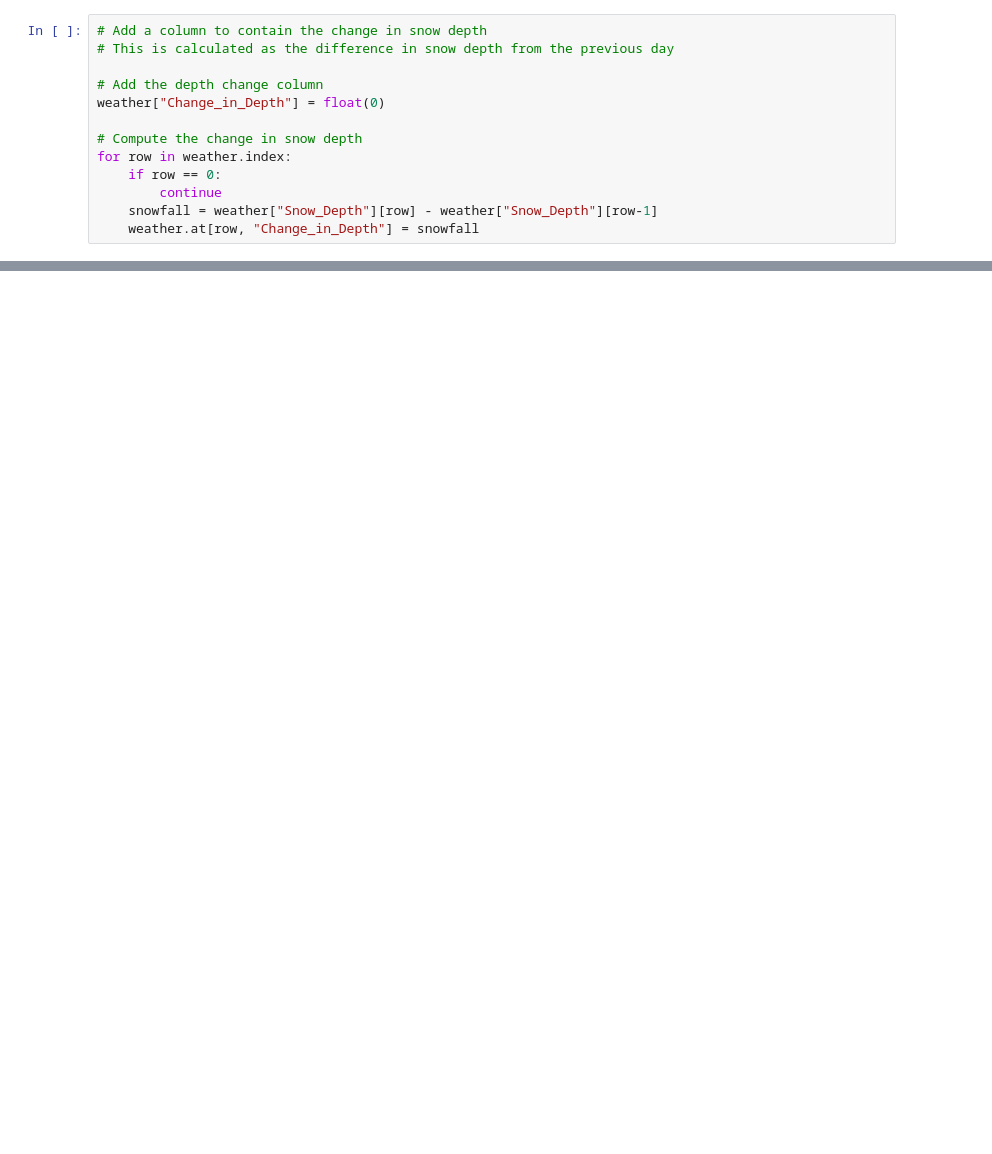
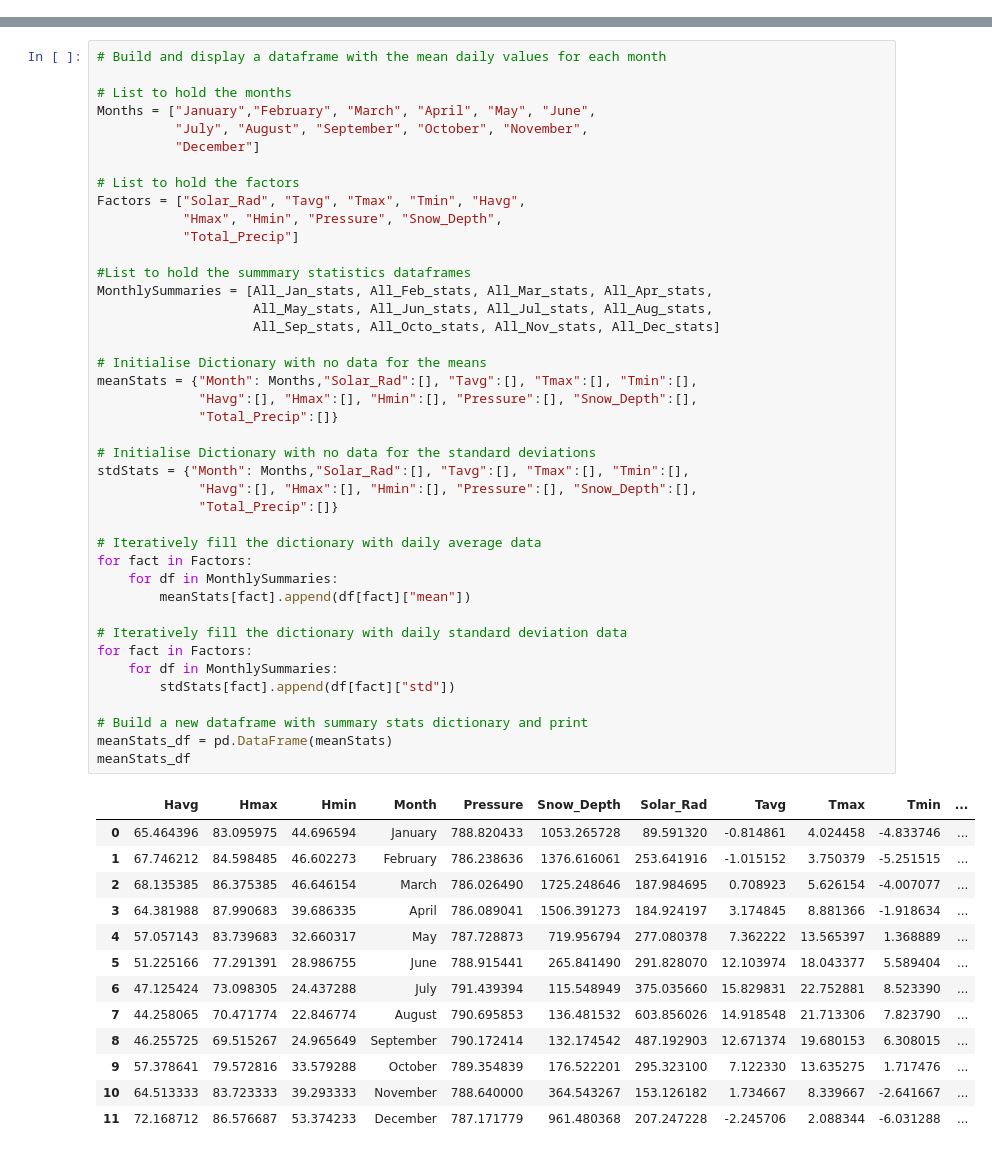
Before and after one commit to JohnnyLomas/SB_Powder_Project, a Jupyter notebook: ExploratoryAnalysis.ipynb, the cells around one changed output, grey strips where cells are left out. Saved outputs shown, nothing was run; the diff lists cells and outputs as text; blank space fills up the shorter version.

```diff
--- a/ExploratoryAnalysis.ipynb
+++ b/ExploratoryAnalysis.ipynb
@@ -67,13 +94,0 @@ for row in weather.index:
-# %%
-# Add a column to contain the change in snow depth
-# This is calculated as the difference in snow depth from the previous day
-
-# Add the depth change column
-weather["Change_in_Depth"] = float(0)
-
-# Compute the change in snow depth
-for row in weather.index:
-    if row == 0:
-        continue
-    snowfall = weather["Snow_Depth"][row] - weather["Snow_Depth"][row-1]
-    weather.at[row, "Change_in_Depth"] = snowfall
@@ -181,0 +203,55 @@ weather.describe()
+# %%
+# Build and display a dataframe with the mean daily values for each month
+
+# List to hold the months
+Months = ["January","February", "March", "April", "May", "June",
+          "July", "August", "September", "October", "November",
+          "December"]
+
+# List to hold the factors
+Factors = ["Solar_Rad", "Tavg", "Tmax", "Tmin", "Havg",
+           "Hmax", "Hmin", "Pressure", "Snow_Depth",
+           "Total_Precip"]
+
+#List to hold the summmary statistics dataframes
+MonthlySummaries = [All_Jan_stats, All_Feb_stats, All_Mar_stats, All_Apr_stats,
+                    All_May_stats, All_Jun_stats, All_Jul_stats, All_Aug_stats,
+                    All_Sep_stats, All_Octo_stats, All_Nov_stats, All_Dec_stats]
+
+# Initialise Dictionary with no data for the means
+meanStats = {"Month": Months,"Solar_Rad":[], "Tavg":[], "Tmax":[], "Tmin":[],
+             "Havg":[], "Hmax":[], "Hmin":[], "Pressure":[], "Snow_Depth":[],
+             "Total_Precip":[]}
+
+# Initialise Dictionary with no data for the standard deviations
+stdStats = {"Month": Months,"Solar_Rad":[], "Tavg":[], "Tmax":[], "Tmin":[],
+             "Havg":[], "Hmax":[], "Hmin":[], "Pressure":[], "Snow_Depth":[],
+             "Total_Precip":[]}
+
+# Iteratively fill the dictionary with daily average data
+for fact in Factors:
+    for df in MonthlySummaries:
+        meanStats[fact].append(df[fact]["mean"])
+
+# Iteratively fill the dictionary with daily standard deviation data
+for fact in Factors:
+    for df in MonthlySummaries:
+        stdStats[fact].append(df[fact]["std"])
+
+# Build a new dataframe with summary stats dictionary and print
+meanStats_df = pd.DataFrame(meanStats)
+meanStats_df
+# %% [output]
+|  | Havg | Hmax | Hmin | Month | Pressure | Snow_Depth | Solar_Rad | Tavg | Tmax | Tmin | ... |
+| 0 | 65.464396 | 83.095975 | 44.696594 | January | 788.820433 | 1053.265728 | 89.591320 | -0.814861 | 4.024458 | -4.833746 | ... |
+| 1 | 67.746212 | 84.598485 | 46.602273 | February | 786.238636 | 1376.616061 | 253.641916 | -1.015152 | 3.750379 | -5.251515 | ... |
+| 2 | 68.135385 | 86.375385 | 46.646154 | March | 786.026490 | 1725.248646 | 187.984695 | 0.708923 | 5.626154 | -4.007077 | ... |
+| 3 | 64.381988 | 87.990683 | 39.686335 | April | 786.089041 | 1506.391273 | 184.924197 | 3.174845 | 8.881366 | -1.918634 | ... |
+| 4 | 57.057143 | 83.739683 | 32.660317 | May | 787.728873 | 719.956794 | 277.080378 | 7.362222 | 13.565397 | 1.368889 | ... |
+| 5 | 51.225166 | 77.291391 | 28.986755 | June | 788.915441 | 265.841490 | 291.828070 | 12.103974 | 18.043377 | 5.589404 | ... |
+| 6 | 47.125424 | 73.098305 | 24.437288 | July | 791.439394 | 115.548949 | 375.035660 | 15.829831 | 22.752881 | 8.523390 | ... |
+| 7 | 44.258065 | 70.471774 | 22.846774 | August | 790.695853 | 136.481532 | 603.856026 | 14.918548 | 21.713306 | 7.823790 | ... |
+| 8 | 46.255725 | 69.515267 | 24.965649 | September | 790.172414 | 132.174542 | 487.192903 | 12.671374 | 19.680153 | 6.308015 | ... |
+| 9 | 57.378641 | 79.572816 | 33.579288 | October | 789.354839 | 176.522201 | 295.323100 | 7.122330 | 13.635275 | 1.717476 | ... |
+| 10 | 64.513333 | 83.723333 | 39.293333 | November | 788.640000 | 364.543267 | 153.126182 | 1.734667 | 8.339667 | -2.641667 | ... |
+| 11 | 72.168712 | 86.576687 | 53.374233 | December | 787.171779 | 961.480368 | 207.247228 | -2.245706 | 2.088344 | -6.031288 | ... |
```
Also changed, not shown: parts of 23 cells of this notebook, 2 other files.
